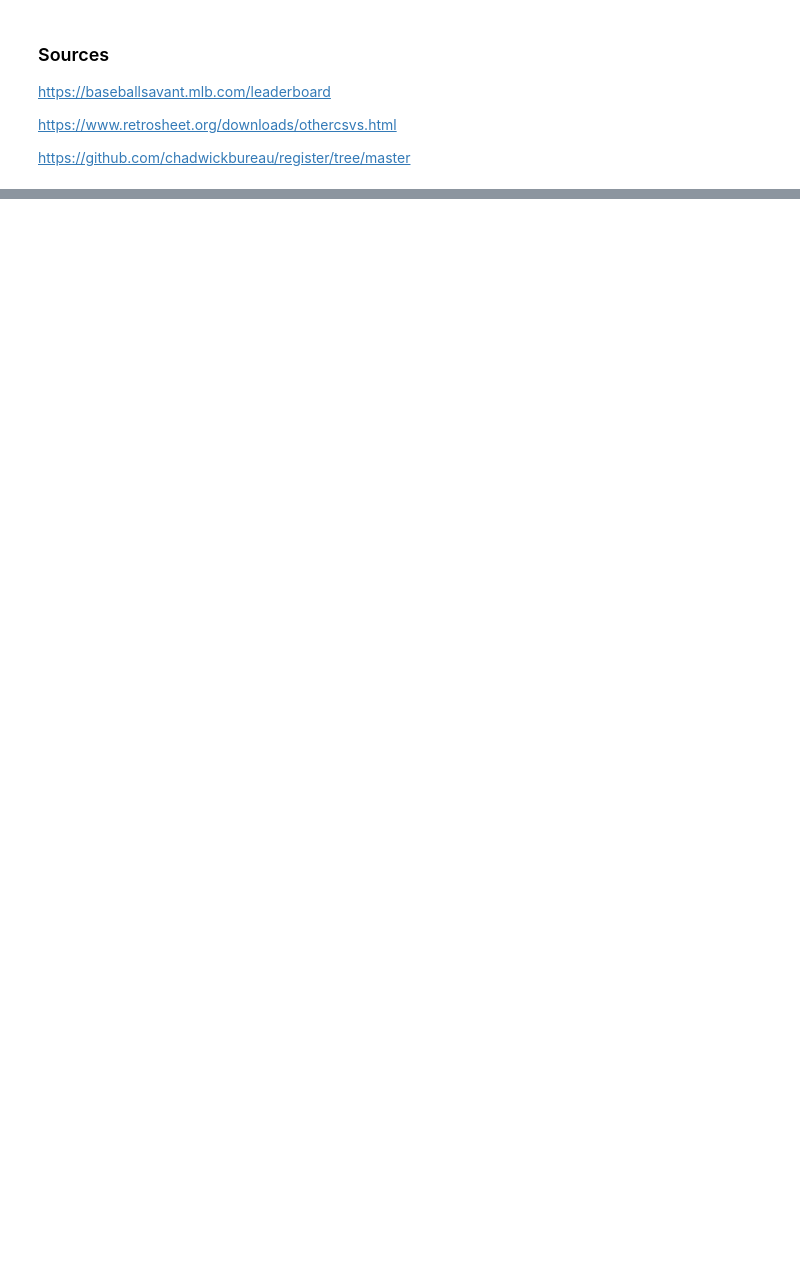
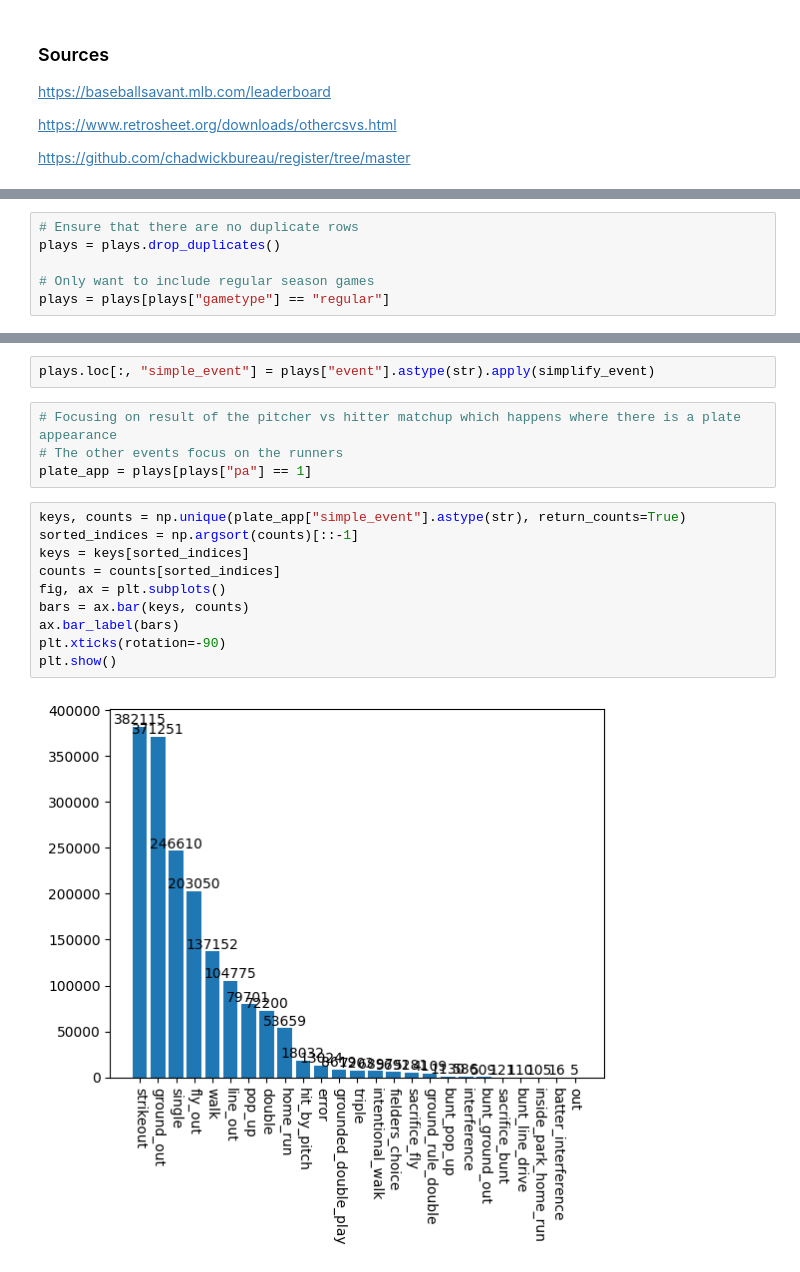
Before and after one commit to selah-dean/ms-thesis, a Jupyter notebook: csds446_project/eda.ipynb, the cells around one changed output, grey strips where cells are left out. Cells and saved outputs as stored; diff of their text form; blank space fills up the shorter version.

```diff
--- a/csds446_project/eda.ipynb
+++ b/csds446_project/eda.ipynb
@@ -31,0 +59,6 @@ Number of unique retrosheet ids: 3776
+# %%
+# Ensure that there are no duplicate rows
+plays = plays.drop_duplicates()
+
+# Only want to include regular season games
+plays = plays[plays["gametype"] == "regular"]
@@ -31,0 +116,18 @@ Number of unique retrosheet ids: 3776
+# %%
+plays.loc[:, "simple_event"] = plays["event"].astype(str).apply(simplify_event)
+# %%
+# Focusing on result of the pitcher vs hitter matchup which happens where there is a plate appearance
+# The other events focus on the runners
+plate_app = plays[plays["pa"] == 1]
+# %%
+keys, counts = np.unique(plate_app["simple_event"].astype(str), return_counts=True)
+sorted_indices = np.argsort(counts)[::-1]
+keys = keys[sorted_indices]
+counts = counts[sorted_indices]
+fig, ax = plt.subplots()
+bars = ax.bar(keys, counts)
+ax.bar_label(bars)
+plt.xticks(rotation=-90)
+plt.show()
+# %% [output]
+[figure, added]
```
Also changed, not shown: parts of 13 cells of this notebook, 10 other files.
